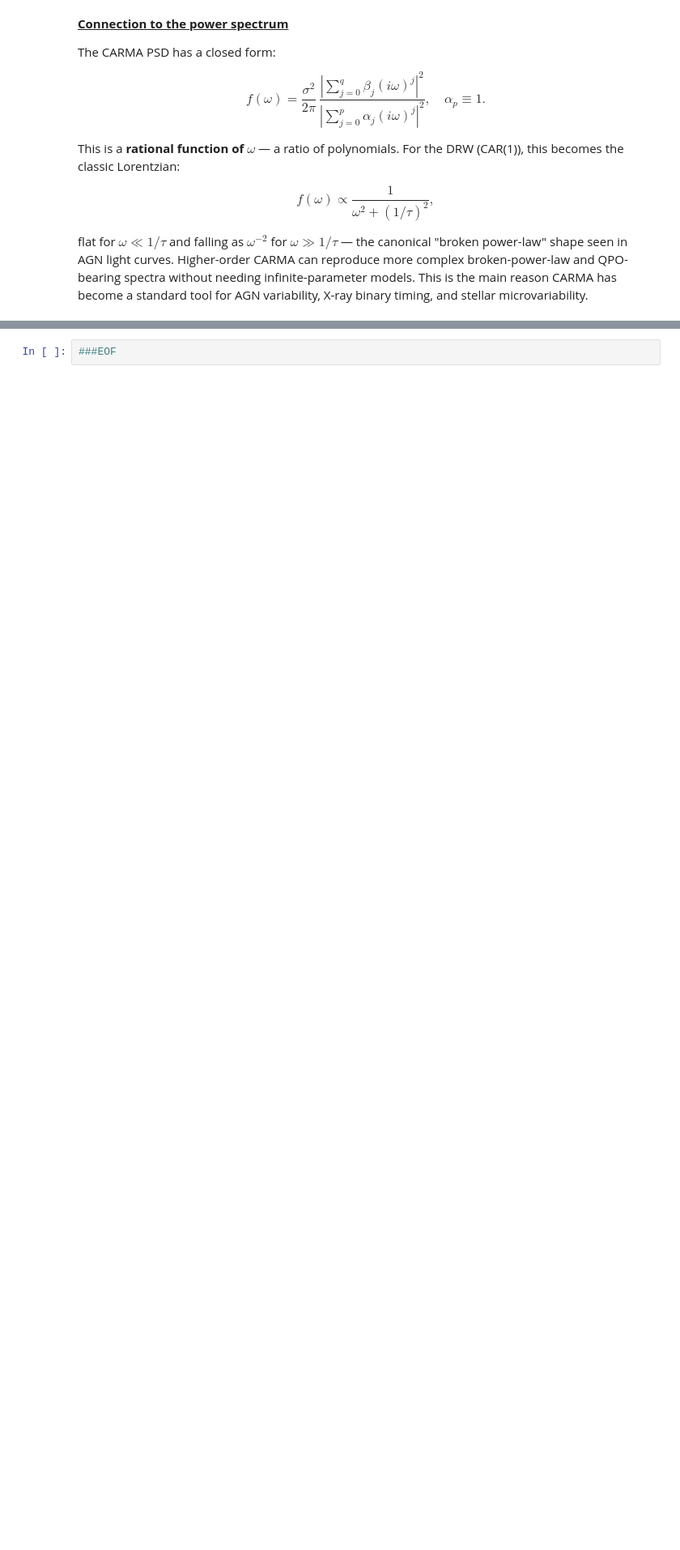
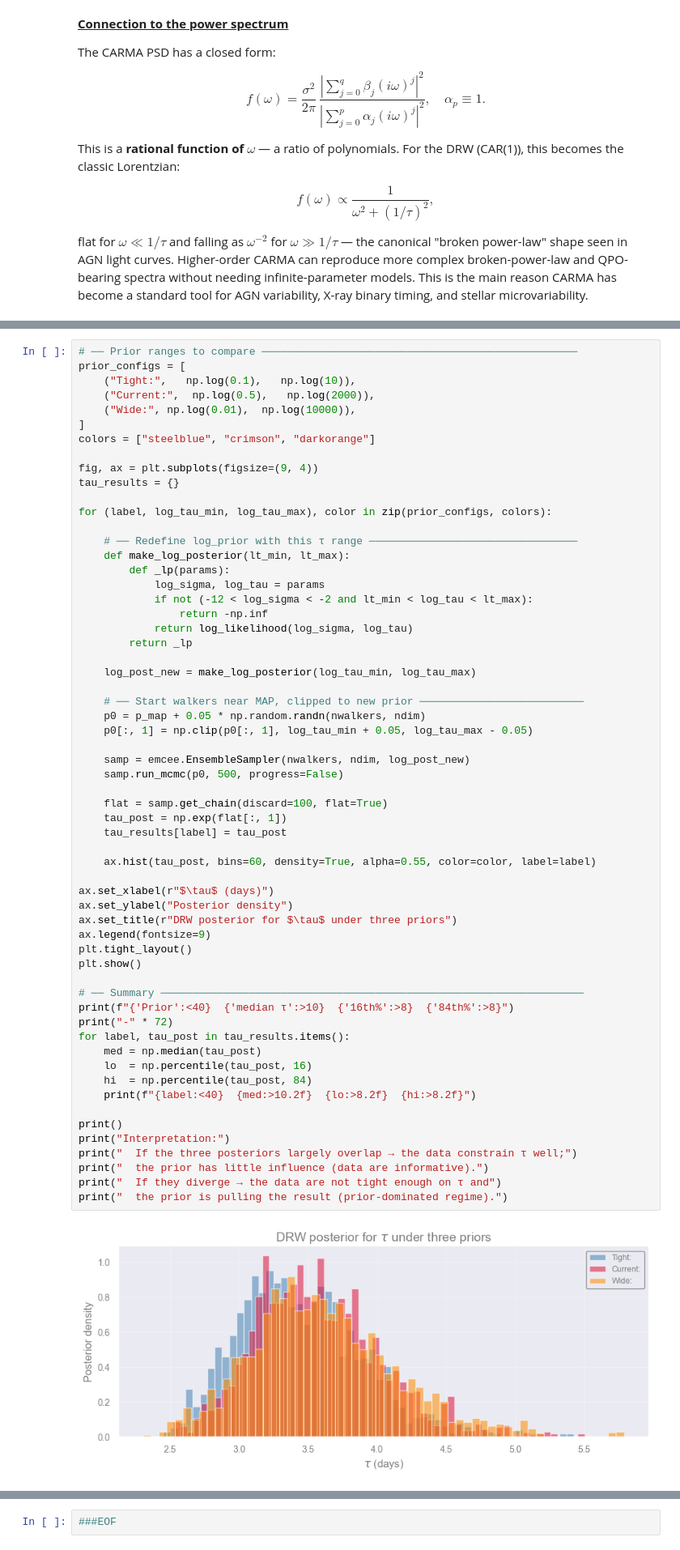
Before and after one commit to AstroStat-Academy/astrostat-school-7, a Jupyter notebook: Time_Series/Time_series_draft1.ipynb, the cells around one changed output, grey strips where cells are left out. Shown at 81% size. Cells and saved outputs as stored; diff of their text form; blank space fills up the shorter version.

```diff
--- a/Time_Series/Time_series_draft1.ipynb
+++ b/Time_Series/Time_series_draft1.ipynb
@@ -856,0 +1208,62 @@ plt.show()
+# %%
+# ── Prior ranges to compare ──────────────────────────────────────────────────
+prior_configs = [
+    ("Tight:",   np.log(0.1),   np.log(10)),
+    ("Current:",  np.log(0.5),   np.log(2000)),
+    ("Wide:", np.log(0.01),  np.log(10000)),
+]
+colors = ["steelblue", "crimson", "darkorange"]
+
+fig, ax = plt.subplots(figsize=(9, 4))
+tau_results = {}
+
+for (label, log_tau_min, log_tau_max), color in zip(prior_configs, colors):
+
+    # ── Redefine log_prior with this τ range ─────────────────────────────────
+    def make_log_posterior(lt_min, lt_max):
+        def _lp(params):
+            log_sigma, log_tau = params
+            if not (-12 < log_sigma < -2 and lt_min < log_tau < lt_max):
+                return -np.inf
+            return log_likelihood(log_sigma, log_tau)
+        return _lp
+
+    log_post_new = make_log_posterior(log_tau_min, log_tau_max)
+
+    # ── Start walkers near MAP, clipped to new prior ──────────────────────────
+    p0 = p_map + 0.05 * np.random.randn(nwalkers, ndim)
+    p0[:, 1] = np.clip(p0[:, 1], log_tau_min + 0.05, log_tau_max - 0.05)
+
+    samp = emcee.EnsembleSampler(nwalkers, ndim, log_post_new)
+    samp.run_mcmc(p0, 500, progress=False)
+
+    flat = samp.get_chain(discard=100, flat=True)
+    tau_post = np.exp(flat[:, 1])
+    tau_results[label] = tau_post
+
+    ax.hist(tau_post, bins=60, density=True, alpha=0.55, color=color, label=label)
+
+ax.set_xlabel(r"$\tau$ (days)")
+ax.set_ylabel("Posterior density")
+ax.set_title(r"DRW posterior for $\tau$ under three priors")
+ax.legend(fontsize=9)
+plt.tight_layout()
+plt.show()
+
+# ── Summary ───────────────────────────────────────────────────────────────────
+print(f"{'Prior':<40}  {'median τ':>10}  {'16th%':>8}  {'84th%':>8}")
+print("-" * 72)
+for label, tau_post in tau_results.items():
+    med = np.median(tau_post)
+    lo  = np.percentile(tau_post, 16)
+    hi  = np.percentile(tau_post, 84)
+    print(f"{label:<40}  {med:>10.2f}  {lo:>8.2f}  {hi:>8.2f}")
+
+print()
+print("Interpretation:")
+print("  If the three posteriors largely overlap → the data constrain τ well;")
+print("  the prior has little influence (data are informative).")
+print("  If they diverge → the data are not tight enough on τ and")
+print("  the prior is pulling the result (prior-dominated regime).")
+# %% [output]
+[figure, added]
```
Also changed, not shown: parts of 40 cells of this notebook.
